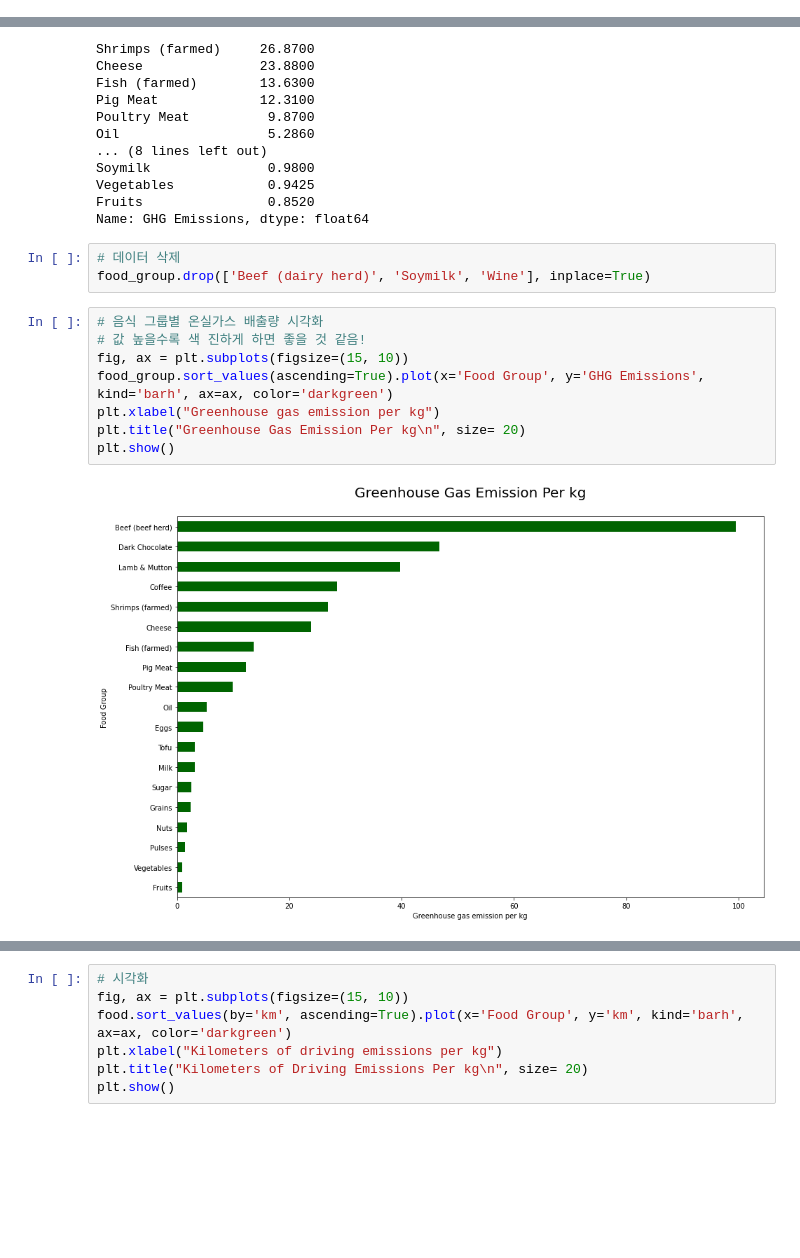
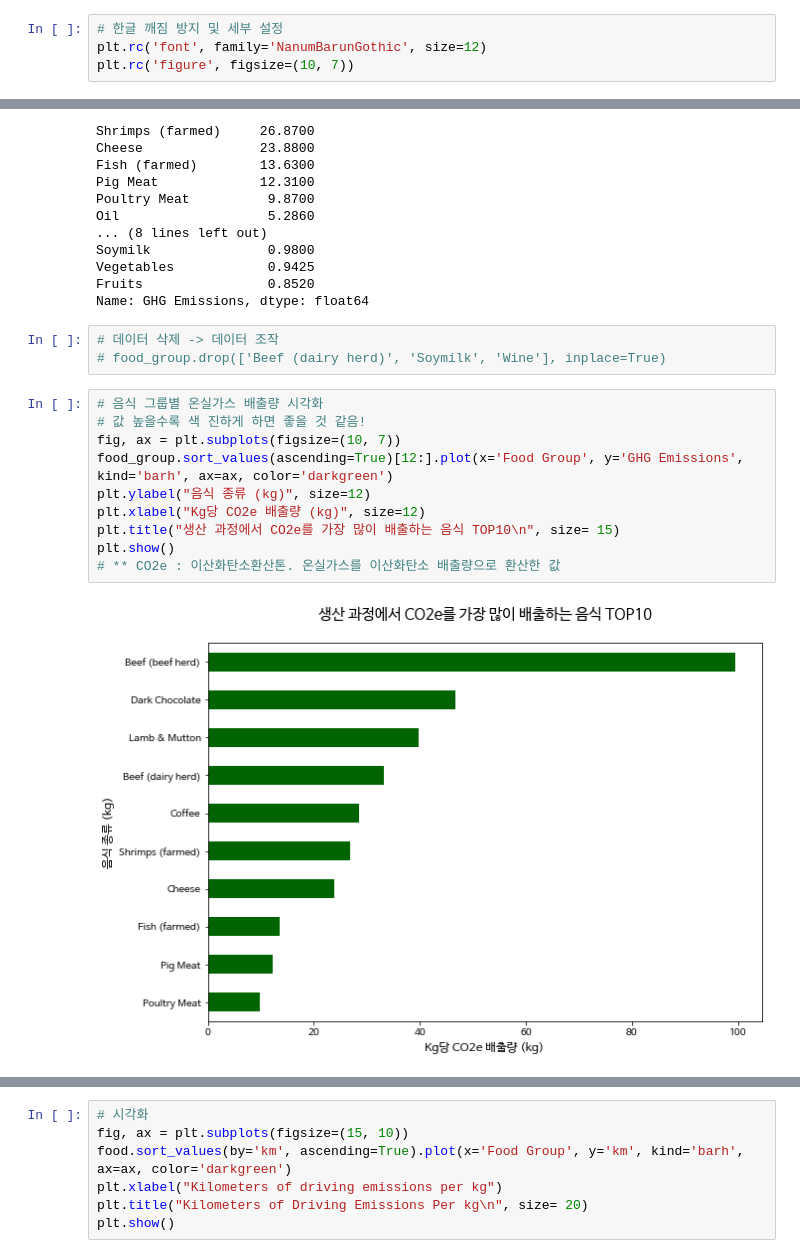
Before and after one commit to zzzzsb/Veganner, a Jupyter notebook: FoodEmissions.ipynb, the cells around one changed output, grey strips where cells are left out. Cells and saved outputs as stored; diff of their text form; blank space fills up the shorter version.

```diff
--- a/FoodEmissions.ipynb
+++ b/FoodEmissions.ipynb
@@ -8,3 +12,7 @@ warnings.filterwarnings('ignore')
+# %%
+# 한글 깨짐 방지 및 세부 설정
+plt.rc('font', family='NanumBarunGothic', size=12)
+plt.rc('figure', figsize=(10, 7))
 # %%
 from google.colab import drive
 drive.mount('/content/drive')
@@ -223,15 +231,17 @@ Vegetables            0.9425
 Fruits                0.8520
 Name: GHG Emissions, dtype: float64
 # %%
-# 데이터 삭제
-food_group.drop(['Beef (dairy herd)', 'Soymilk', 'Wine'], inplace=True)
+# 데이터 삭제 -> 데이터 조작
+# food_group.drop(['Beef (dairy herd)', 'Soymilk', 'Wine'], inplace=True)
 # %%
 # 음식 그룹별 온실가스 배출량 시각화
 # 값 높을수록 색 진하게 하면 좋을 것 같음!
-fig, ax = plt.subplots(figsize=(15, 10))
-food_group.sort_values(ascending=True).plot(x='Food Group', y='GHG Emissions', kind='barh', ax=ax, color='darkgreen')
-plt.xlabel("Greenhouse gas emission per kg")
-plt.title("Greenhouse Gas Emission Per kg\n", size= 20)
+fig, ax = plt.subplots(figsize=(10, 7))
+food_group.sort_values(ascending=True)[12:].plot(x='Food Group', y='GHG Emissions', kind='barh', ax=ax, color='darkgreen')
+plt.ylabel("음식 종류 (kg)", size=12)
+plt.xlabel("Kg당 CO2e 배출량 (kg)", size=12)
+plt.title("생산 과정에서 CO2e를 가장 많이 배출하는 음식 TOP10\n", size= 15)
 plt.show()
+# ** CO2e : 이산화탄소환산톤. 온실가스를 이산화탄소 배출량으로 환산한 값
 # %% [output]
-[figure, old version]
+[figure, new version]
```
Also changed, not shown: parts of 16 cells of this notebook.
